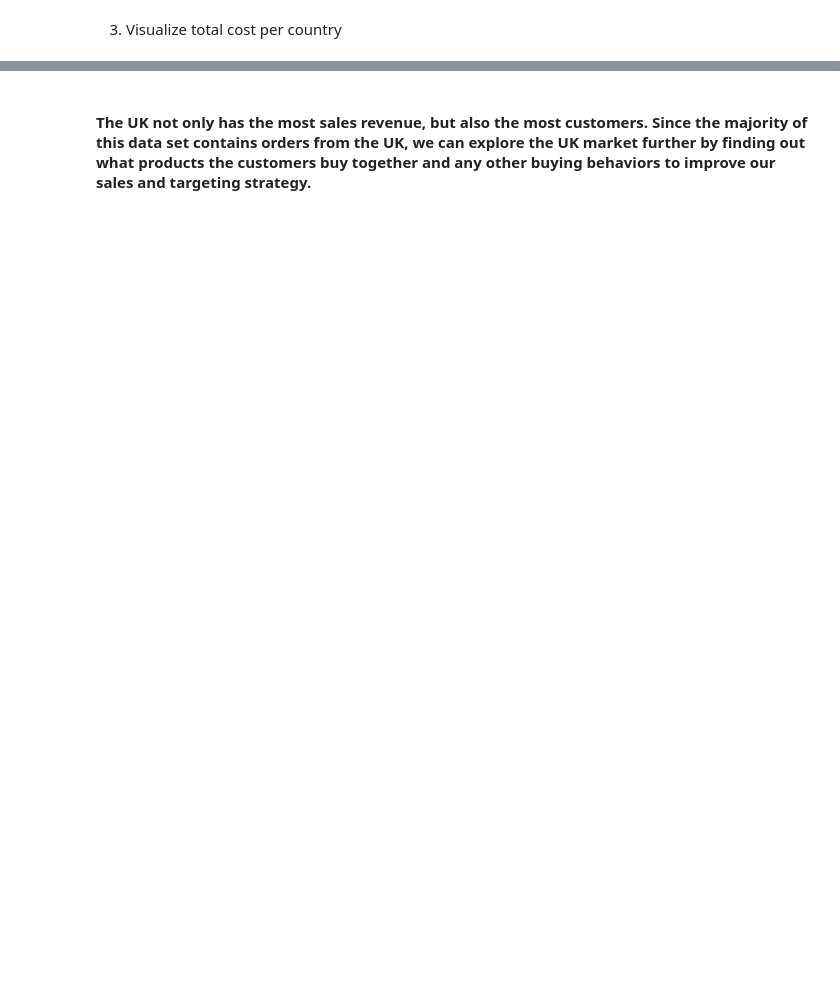
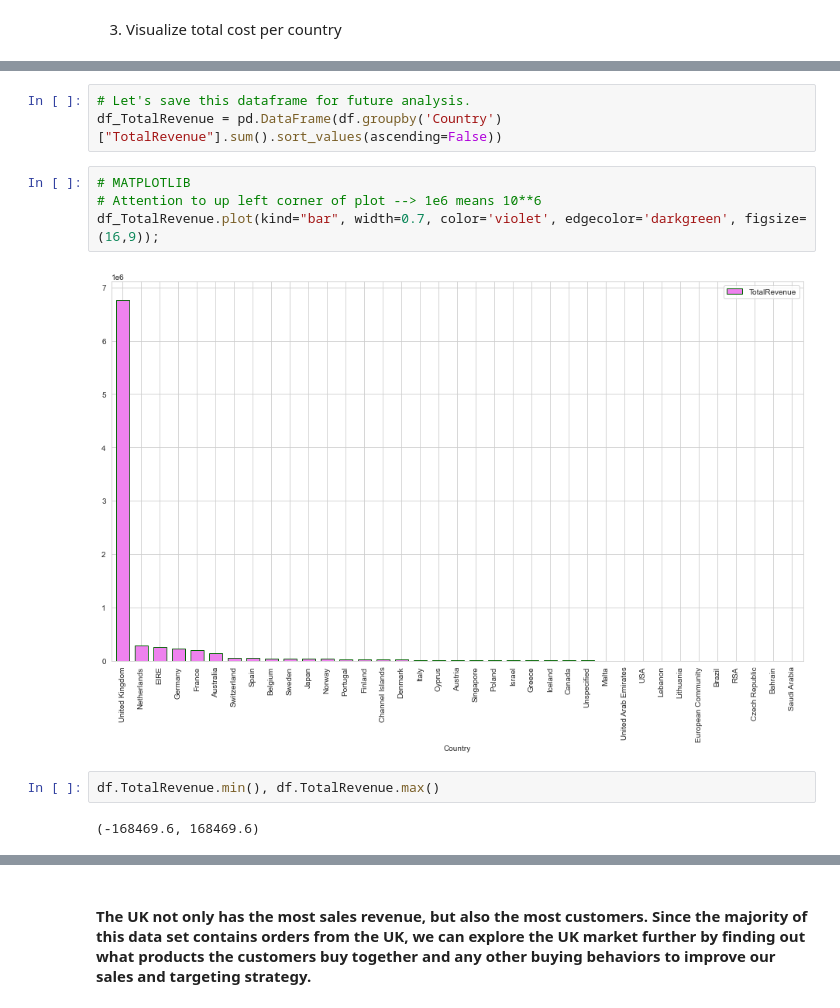
Before and after one commit to Bir01/03_DATA_SCIENCE_MACHINE_LEARNING_MODULE, a Jupyter notebook: 1- Projects/Capstone_Project/Customer_Segmentation_Student_Notebook_Capstone_1_V2.ipynb, the cells around one changed output, grey strips where cells are left out. Cells and saved outputs as stored; diff of their text form; blank space fills up the shorter version.

```diff
--- a/1- Projects/Capstone_Project/Customer_Segmentation_Student_Notebook_Capstone_1_V2.ipynb
+++ b/1- Projects/Capstone_Project/Customer_Segmentation_Student_Notebook_Capstone_1_V2.ipynb
@@ -585,0 +1023,13 @@ We also don't want to assign these orders to those customers because this would
+# %%
+# Let's save this dataframe for future analysis.
+df_TotalRevenue = pd.DataFrame(df.groupby('Country')["TotalRevenue"].sum().sort_values(ascending=False))
+# %%
+# MATPLOTLIB
+# Attention to up left corner of plot --> 1e6 means 10**6
+df_TotalRevenue.plot(kind="bar", width=0.7, color='violet', edgecolor='darkgreen', figsize=(16,9));
+# %% [output]
+[figure, added]
+# %%
+df.TotalRevenue.min(), df.TotalRevenue.max()
+# %% [output]
+(-168469.6, 168469.6)
```
Also changed, not shown: parts of 127 cells of this notebook.
